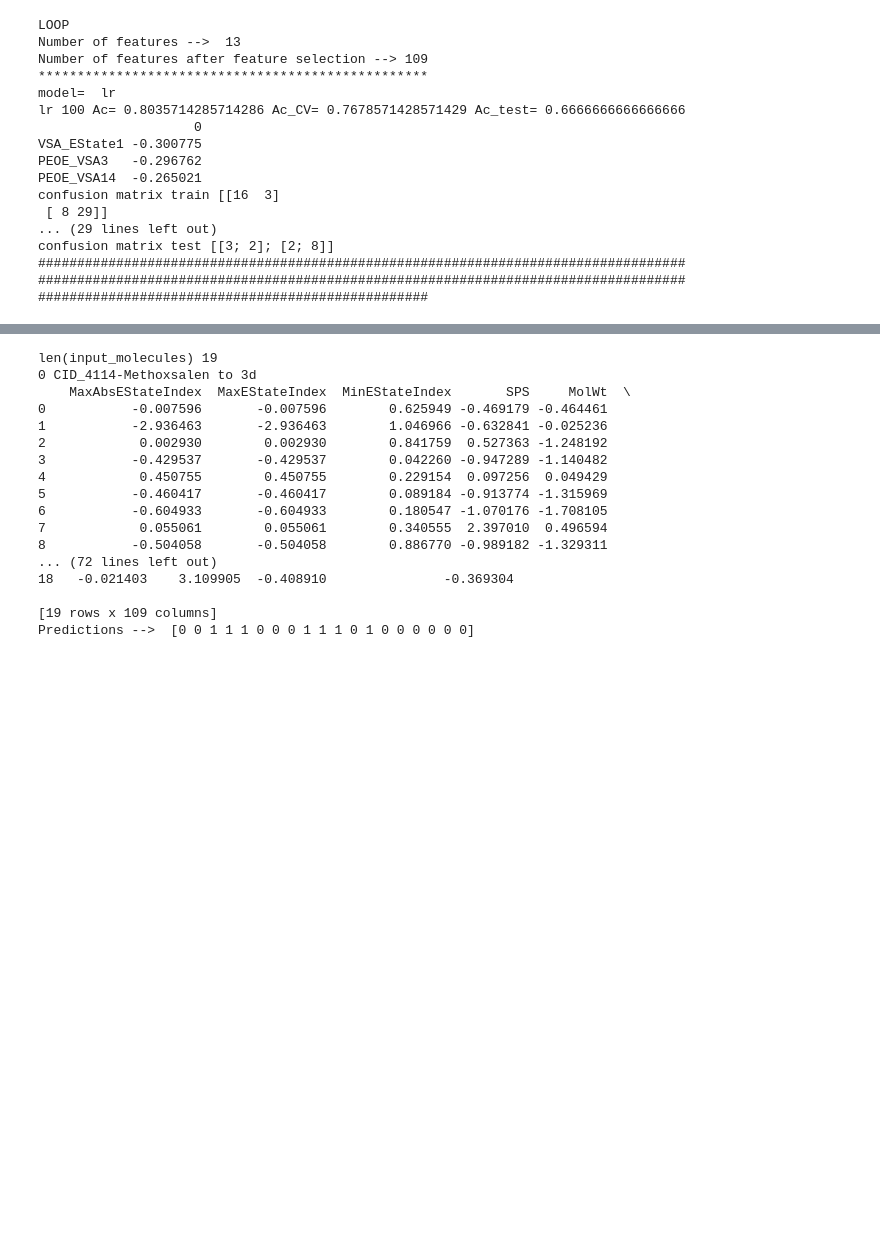
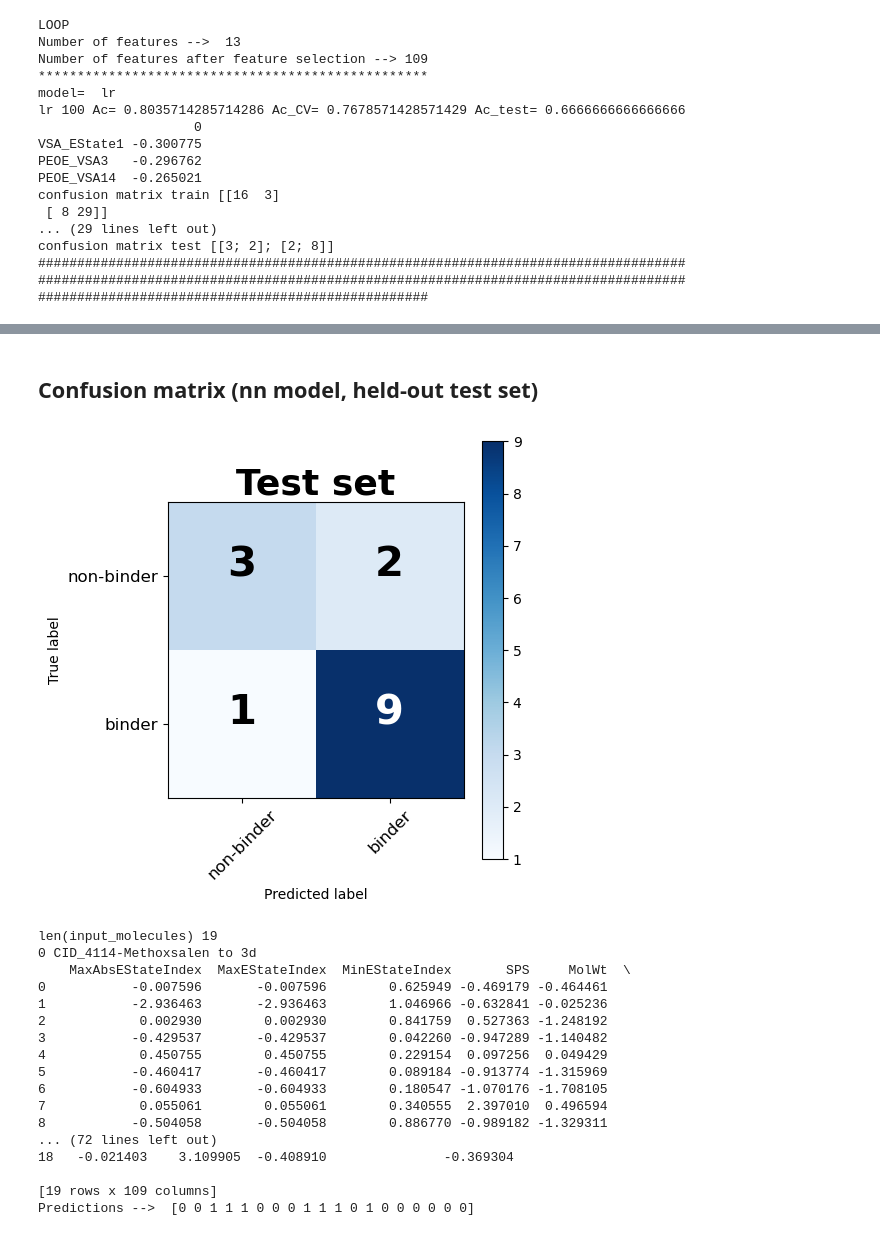
Before and after one commit to shamsaraj/Predictive_DT-NN_MR1-target, a Jupyter notebook: MR1.ipynb, the cells around one changed output, grey strips where cells are left out. Saved outputs shown, nothing was run; the diff lists cells and outputs as text; code cells hidden in the pictures; blank space fills up the shorter version.

```diff
--- a/MR1.ipynb
+++ b/MR1.ipynb
@@ -314,3 +326,16 @@ Lime number 2  ##### [26, np.int64(0), np.int64(0), [('PEOE_VSA3 <= -0.13', 0.26
+# %% [markdown]
+## Confusion matrix (nn model, held-out test set)
+# %%
+plt.close("all")  # clear any figures left open by earlier cells
+plt.figure(figsize=(5, 5))
+plot_confusion_matrix(
+    model[0]["confusion matrix_test"],
+    classes=["non-binder", "binder"],
+    title="Test set",
+)
+plt.show()
+# %% [output]
+[figure, added]
 # %%
 #Working on an external test set file (sdffilet) to make predictions by the developed model
 
```
Also changed, not shown: parts of 4 cells of this notebook.
